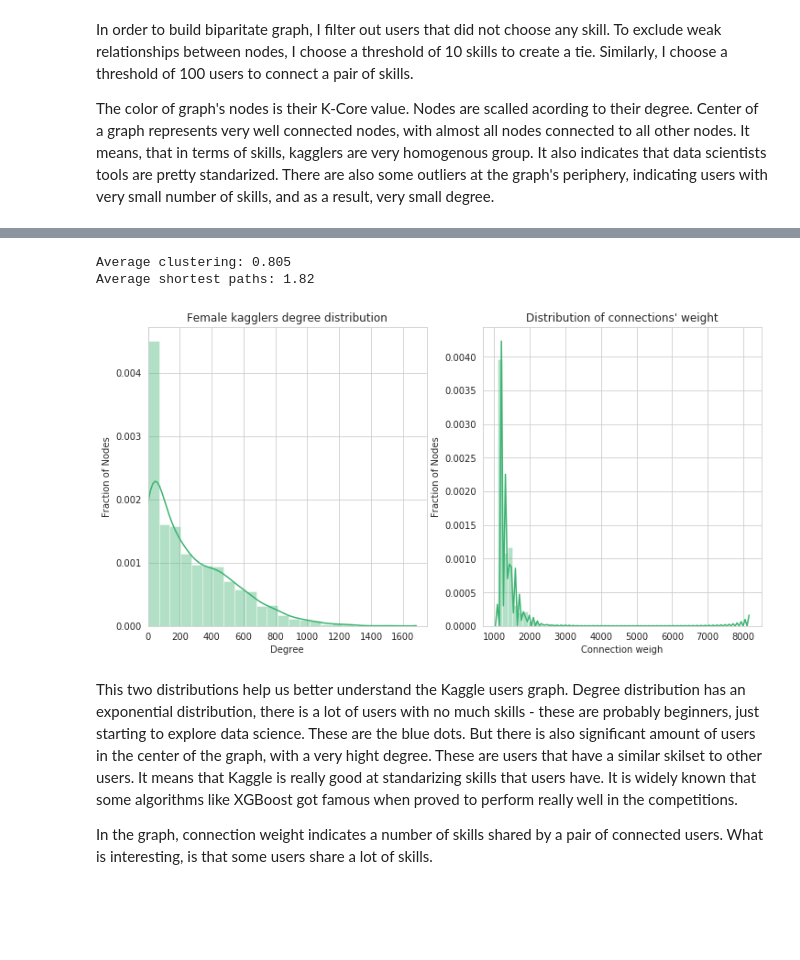
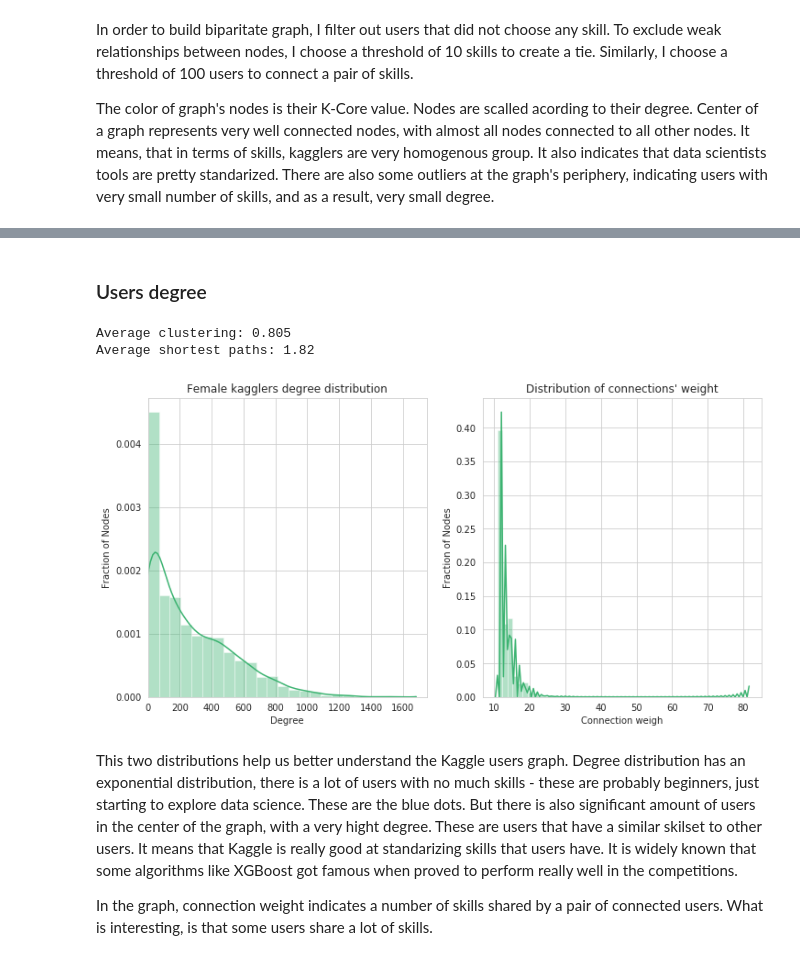
Before and after one commit to sfczekalski/women_kaggle, a Jupyter notebook: notebooks/Analysis.ipynb, the cells around one changed output, grey strips where cells are left out. Saved outputs shown, nothing was run; the diff lists cells and outputs as text; code cells hidden in the pictures; blank space fills up the shorter version.

```diff
--- a/notebooks/Analysis.ipynb
+++ b/notebooks/Analysis.ipynb
@@ -333,7 +335,7 @@ plt.figure(figsize=(16, 16))
 pos = nx.spring_layout(UG_filtered)
 degrees = dict(UG_filtered.degree())
 cores_dict = nx.algorithms.core.core_number(UG_filtered)
-edge_weight = [attr['weight'] * 10 for u, v, attr in UG_filtered.edges(data=True)]
+edge_weight = [attr['weight'] for u, v, attr in UG_filtered.edges(data=True)]
 edge_color = [w * 10 for w in edge_weight]
 nx.draw_networkx_nodes(UG_filtered,
                        pos,
@@ -355,27 +357,29 @@ Number of edges in the female kagglers graph: 200110
+# %% [markdown]
+### Users degree
 # %%
 print(f'Average clustering: {round(nx.average_clustering(UG_filtered), 3)}')
 print(f'Average shortest paths: {round(nx.average_shortest_path_length(UG_filtered), 3)}')
 
 fig = plt.figure(figsize=(12, 6))
 
 ax1 = fig.add_subplot(1, 2, 1)
 degrees = list(dict(UG_filtered.degree()).values())
 sns.distplot(degrees, norm_hist=True, color=color_front)
 ax1.set_xlim(0, 1750)
 ax1.set_xlabel('Degree')
 ax1.set_ylabel('Fraction of Nodes')
 ax1.set_title('Female kagglers degree distribution')
 
 ax2 = fig.add_subplot(1, 2, 2)
-sns.distplot(edge_color, color=color_front)
+sns.distplot(edge_weight, color=color_front)
 ax2.set_xlabel('Connection weigh')
 ax2.set_ylabel('Fraction of Nodes')
 ax2.set_title('Distribution of connections\' weight')
 plt.show();
 # %% [output]
 Average clustering: 0.805
 Average shortest paths: 1.82
-[figure, old version]
+[figure, new version]
 # %% [markdown]
 This two distributions help us better understand the Kaggle users graph. Degree distribution has an exponential distribution, there is a lot of users with no much skills - these are probably beginners, just starting to explore data science. These are the blue dots. But there is also significant amount of users in the center of the graph, with a very hight degree. These are users that have a similar skilset to other users. It means that Kaggle is really good at standarizing skills that users have. It is widely known that some algorithms like XGBoost got famous when proved to perform really well in the competitions.
 
```
Also changed, not shown: parts of 10 cells of this notebook.
